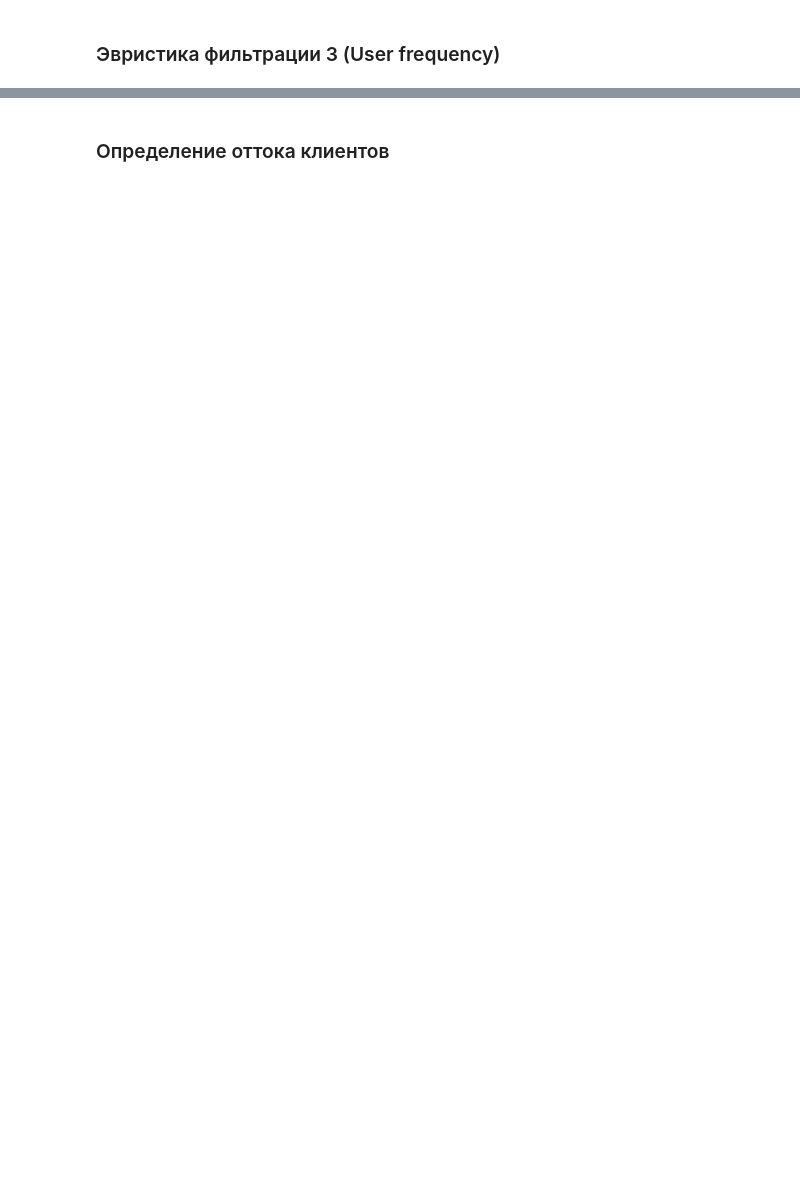
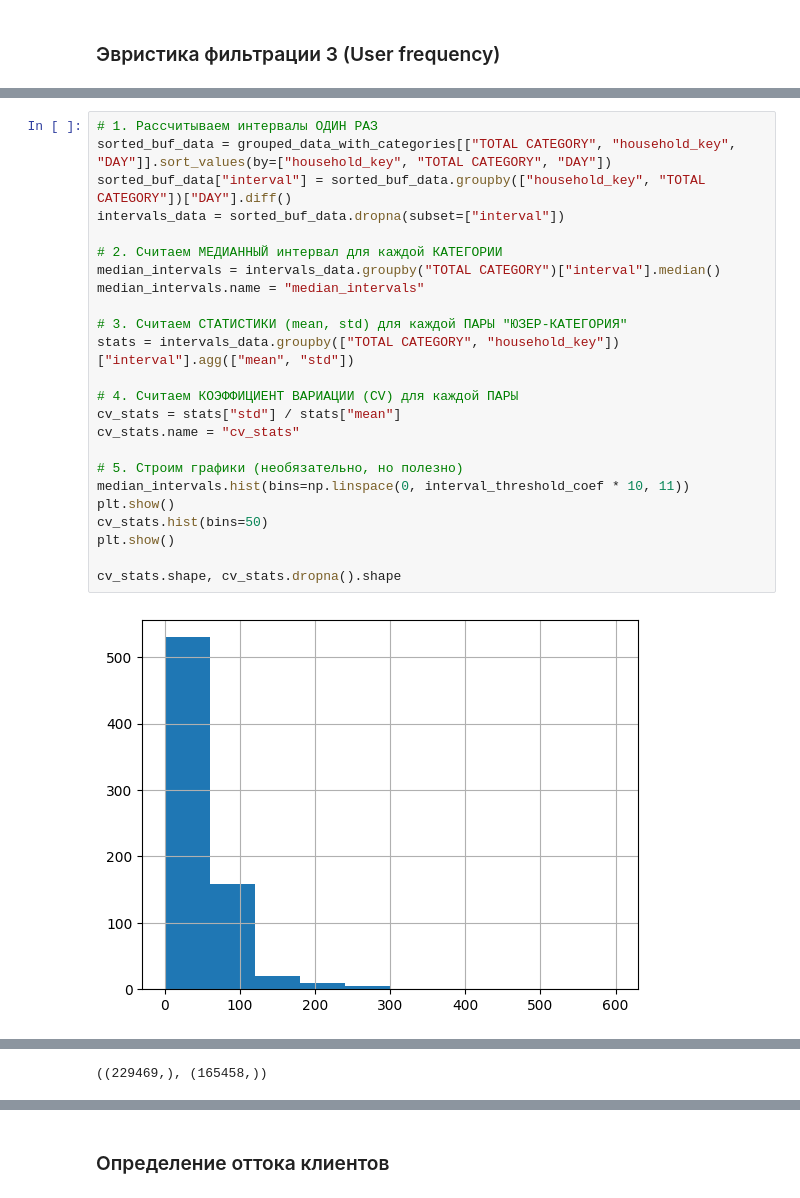
Before and after one commit to SanchukS/Course-Work-Spring-2026, a Jupyter notebook: notebooks/data-pipeline.ipynb, the cells around one changed output, grey strips where cells are left out. Drawn from its saved outputs; the diff is of its cells as text; blank space fills up the shorter version.

```diff
--- a/notebooks/data-pipeline.ipynb
+++ b/notebooks/data-pipeline.ipynb
@@ -527,0 +471,26 @@ stats_table
+# %%
+# 1. Рассчитываем интервалы ОДИН РАЗ
+sorted_buf_data = grouped_data_with_categories[["TOTAL CATEGORY", "household_key", "DAY"]].sort_values(by=["household_key", "TOTAL CATEGORY", "DAY"])
+sorted_buf_data["interval"] = sorted_buf_data.groupby(["household_key", "TOTAL CATEGORY"])["DAY"].diff()
+intervals_data = sorted_buf_data.dropna(subset=["interval"])
+
+# 2. Считаем МЕДИАННЫЙ интервал для каждой КАТЕГОРИИ
+median_intervals = intervals_data.groupby("TOTAL CATEGORY")["interval"].median()
+median_intervals.name = "median_intervals"
+
+# 3. Считаем СТАТИСТИКИ (mean, std) для каждой ПАРЫ "ЮЗЕР-КАТЕГОРИЯ"
+stats = intervals_data.groupby(["TOTAL CATEGORY", "household_key"])["interval"].agg(["mean", "std"])
+
+# 4. Считаем КОЭФФИЦИЕНТ ВАРИАЦИИ (CV) для каждой ПАРЫ
+cv_stats = stats["std"] / stats["mean"]
+cv_stats.name = "cv_stats"
+
+# 5. Строим графики (необязательно, но полезно)
+median_intervals.hist(bins=np.linspace(0, interval_threshold_coef * 10, 11))
+plt.show()
+cv_stats.hist(bins=50)
+plt.show()
+
+cv_stats.shape, cv_stats.dropna().shape
+# %% [output]
+[figure, added]
@@ -527,0 +498 @@ stats_table
+((229469,), (165458,))
```
Also changed, not shown: parts of 29 cells of this notebook.
